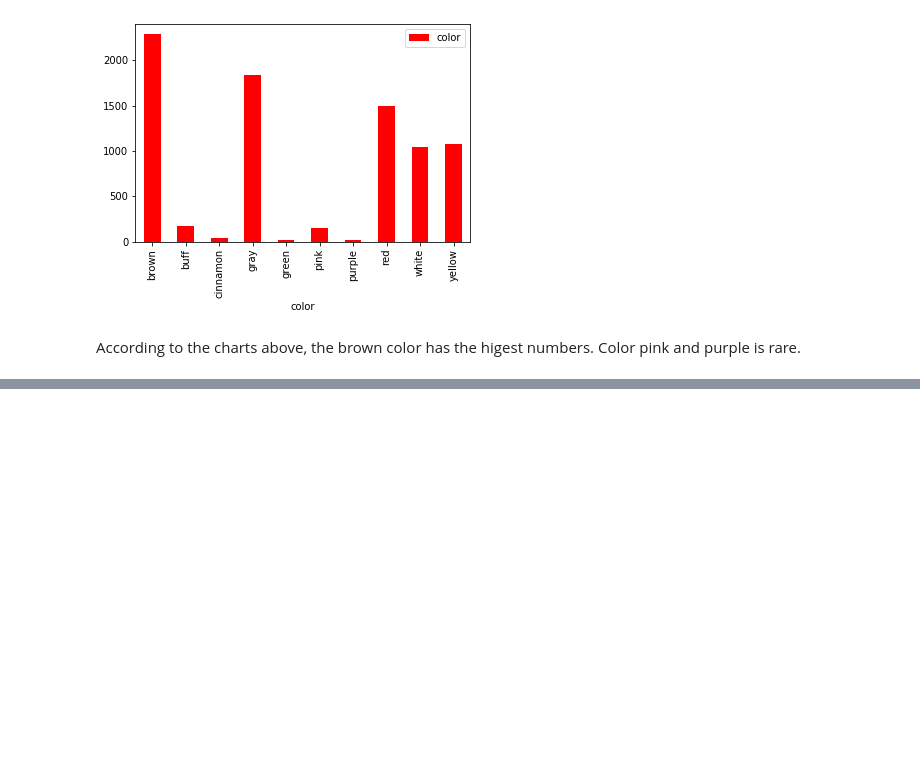
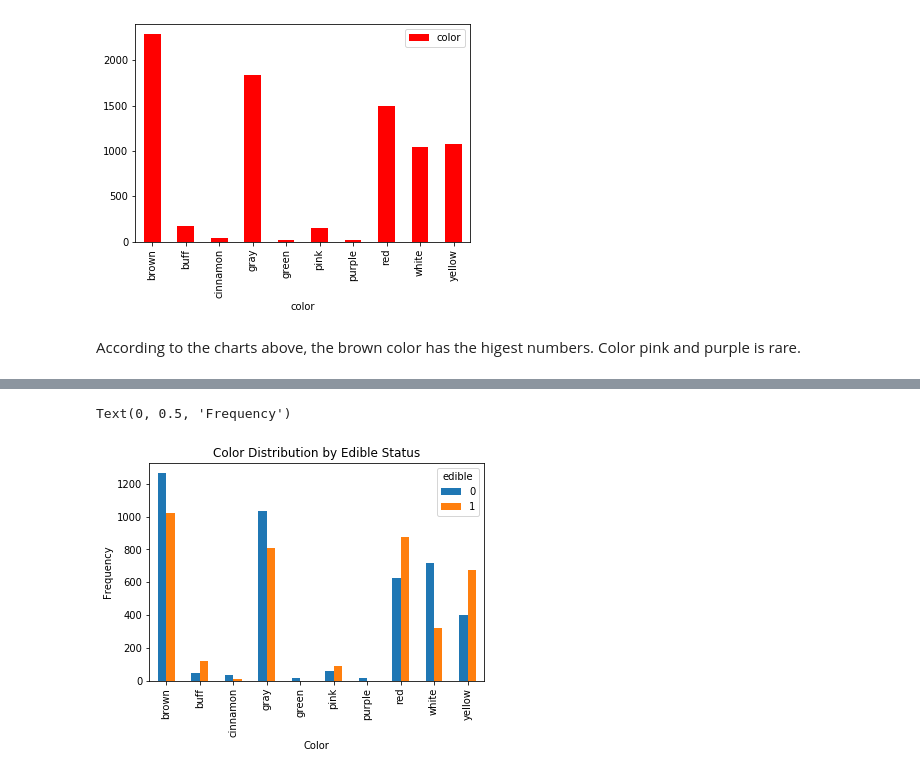
Before and after one commit to mandy941/final, a Jupyter notebook: M_Y_Project4.ipynb, the cells around one changed output, grey strips where cells are left out. Drawn from its saved outputs; the diff is of its cells as text; code cells hidden in the pictures; blank space fills up the shorter version.

```diff
--- a/M_Y_Project4.ipynb
+++ b/M_Y_Project4.ipynb
@@ -272,0 +332,10 @@ According to the charts above, the brown color has the higest numbers. Color pin
+# %%
+# show barplot of color grouped by Edible
+# add title,xlabel,ylabel to the plot
+pd.crosstab(sub1.color, sub1.edible).plot(kind='bar')
+plt.title('Color Distribution by Edible Status')
+plt.xlabel('Color')
+plt.ylabel('Frequency')
+# %% [output]
+Text(0, 0.5, 'Frequency')
+[figure, added]
```
Also changed, not shown: parts of 10 cells of this notebook.
